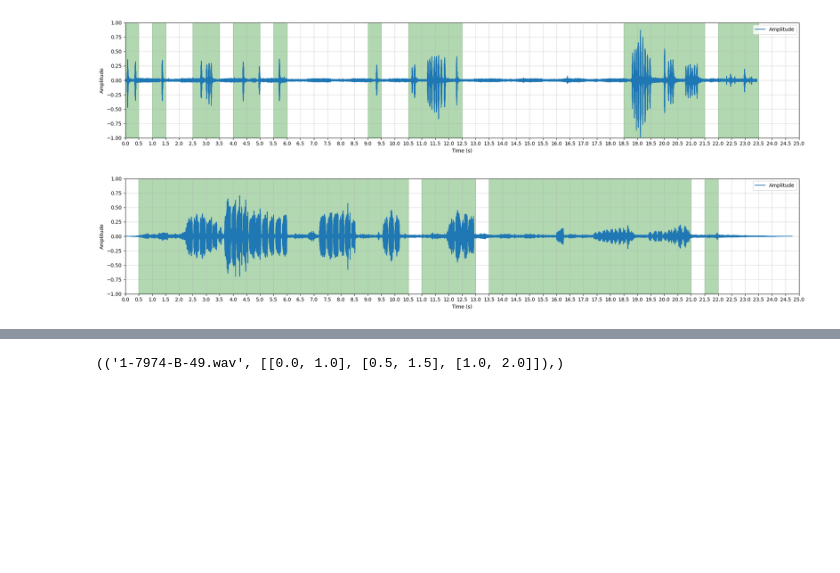
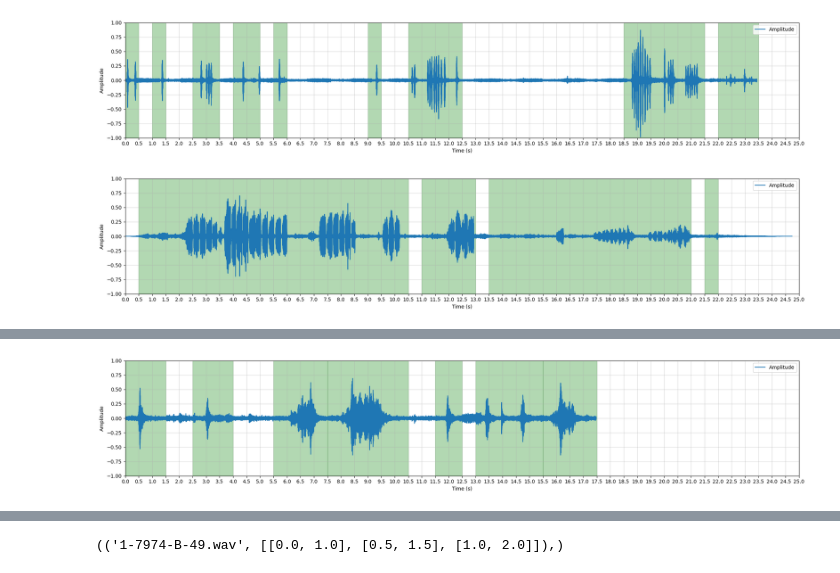
Before and after one commit to FathanAM0/Dasar-Kecerdasan-Artificial_Tugas-Besar, a Jupyter notebook: Dataset/code_labeling_xc.ipynb, the cells around one changed output, grey strips where cells are left out. Cells and saved outputs as stored; diff of their text form; code cells hidden in the pictures; blank space fills up the shorter version.

```diff
--- a/Dataset/code_labeling_xc.ipynb
+++ b/Dataset/code_labeling_xc.ipynb
@@ -82,0 +95,4 @@ load_and_plot(dir_data_xc+"/531042.mp3",[[0.5, 10.5], [11.0, 13.0], [13.5, 21.0]
+# %%
+load_and_plot(dir_data_xc+"/282506.mp3", [[0.0, 1.5], [2.5, 4.0], [5.5, 7.5], [7.5, 10.5], [11.5, 12.5], [13.0, 15.5], [15.5, 17.5]])
+# %% [output]
+[figure, added]
```
Also changed, not shown: parts of 13 cells of this notebook, 2 other files.
